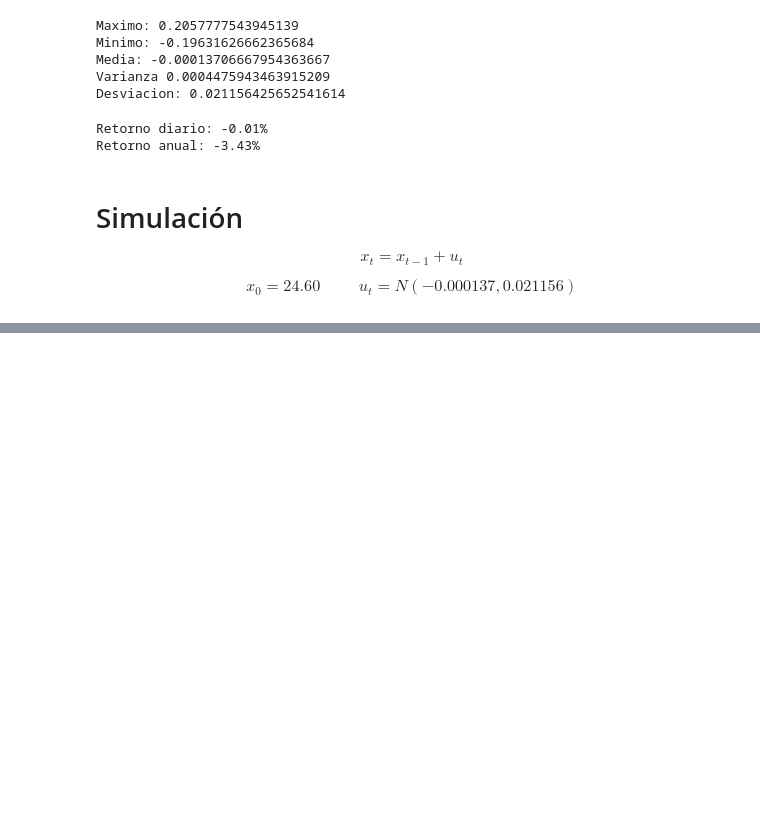
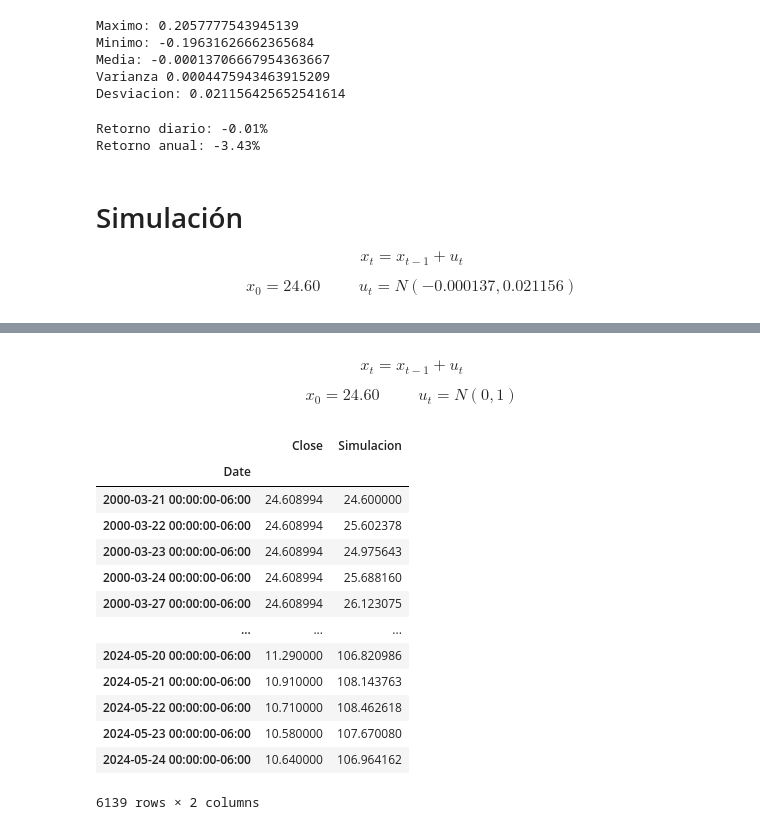
Before and after one commit to AyaxYordi/Simulacion-2---2024, a Jupyter notebook: Unidad IV/simple returns.ipynb, the cells around one changed output, grey strips where cells are left out. Cells and saved outputs as stored; diff of their text form; code cells hidden in the pictures; blank space fills up the shorter version.

```diff
--- a/Unidad IV/simple returns.ipynb
+++ b/Unidad IV/simple returns.ipynb
@@ -201,0 +206,25 @@ plt.show()
+# %% [markdown]
+$$x_t=x_{t-1}+u_t$$
+
+$$x_0=24.60 \hspace{1cm} u_t=N(0,1)$$
+# %%
+from random import normalvariate as N
+
+TCPO3 = televisa.history(period="max")
+TCPO3["Simulacion"] = serie(24.6,0,1)
+TCPO3[["Close","Simulacion"]]
+# %% [output]
+|  | Close | Simulacion |
+| Date |  |  |
+| 2000-03-21 00:00:00-06:00 | 24.608994 | 24.600000 |
+| 2000-03-22 00:00:00-06:00 | 24.608994 | 25.602378 |
+| 2000-03-23 00:00:00-06:00 | 24.608994 | 24.975643 |
+| 2000-03-24 00:00:00-06:00 | 24.608994 | 25.688160 |
+| 2000-03-27 00:00:00-06:00 | 24.608994 | 26.123075 |
+| ... | ... | ... |
+| 2024-05-20 00:00:00-06:00 | 11.290000 | 106.820986 |
+| 2024-05-21 00:00:00-06:00 | 10.910000 | 108.143763 |
+| 2024-05-22 00:00:00-06:00 | 10.710000 | 108.462618 |
+| 2024-05-23 00:00:00-06:00 | 10.580000 | 107.670080 |
+| 2024-05-24 00:00:00-06:00 | 10.640000 | 106.964162 |
+6139 rows × 2 columns
```
Also changed, not shown: parts of 3 cells of this notebook.
